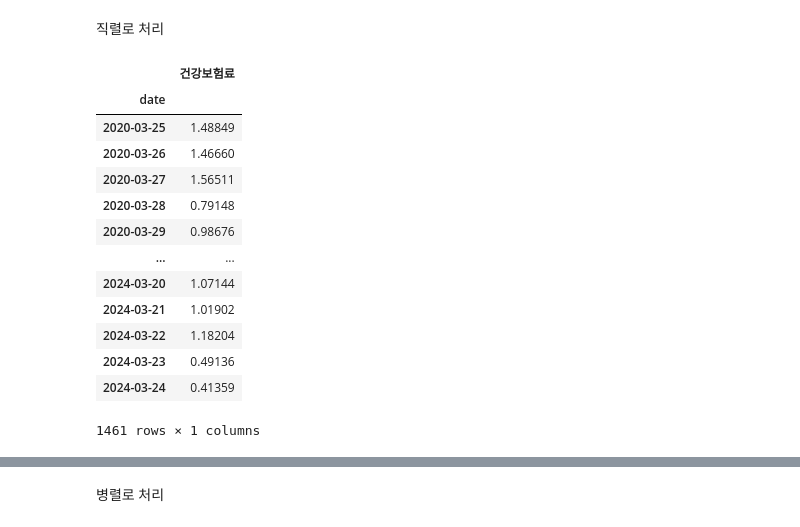
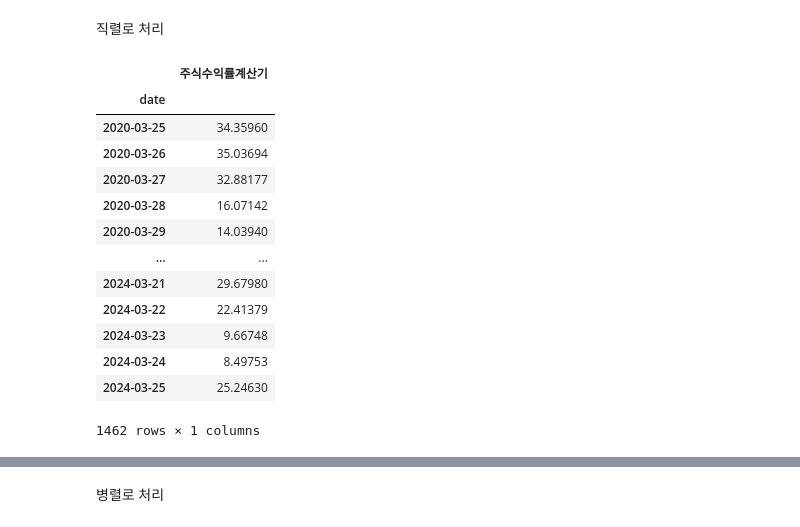
Before and after one commit to rse112/FinTrendX, a Jupyter notebook: main_file.ipynb, the cells around one changed output, grey strips where cells are left out. Drawn from its saved outputs; the diff is of its cells as text; code cells hidden in the pictures.

```diff
--- a/main_file.ipynb
+++ b/main_file.ipynb
@@ -286,22 +292,22 @@ results = trend_main_data.copy()
 # %% [markdown]
 직렬로 처리
 # %%
-results[0][2]
+results[0][3]
 # %% [output]
-|  | 건강보험료 |
+|  | 주식수익률계산기 |
 | date |  |
-| 2020-03-25 | 1.48849 |
-| 2020-03-26 | 1.46660 |
-| 2020-03-27 | 1.56511 |
-| 2020-03-28 | 0.79148 |
-| 2020-03-29 | 0.98676 |
+| 2020-03-25 | 34.35960 |
+| 2020-03-26 | 35.03694 |
+| 2020-03-27 | 32.88177 |
+| 2020-03-28 | 16.07142 |
+| 2020-03-29 | 14.03940 |
 | ... | ... |
-| 2024-03-20 | 1.07144 |
-| 2024-03-21 | 1.01902 |
-| 2024-03-22 | 1.18204 |
-| 2024-03-23 | 0.49136 |
-| 2024-03-24 | 0.41359 |
+| 2024-03-21 | 29.67980 |
+| 2024-03-22 | 22.41379 |
+| 2024-03-23 | 9.66748 |
+| 2024-03-24 | 8.49753 |
+| 2024-03-25 | 25.24630 |
-1461 rows × 1 columns
+1462 rows × 1 columns
 # %%
 
 start_time = time.time()
```
Also changed, not shown: parts of 8 cells of this notebook, 10 other files.
